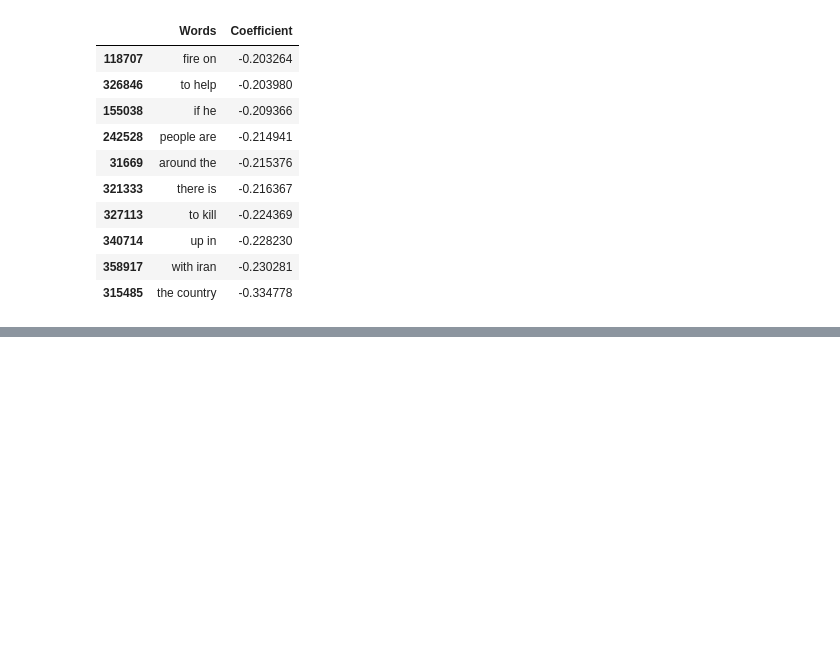
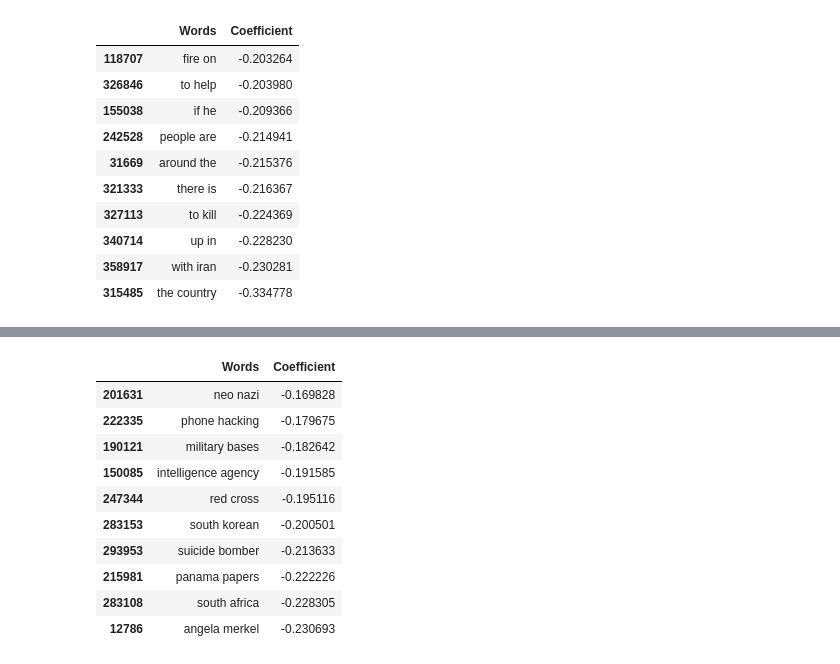
Before and after one commit to luzonghaoa/ML_project, a Jupyter notebook: ori.ipynb, the cells around one changed output, grey strips where cells are left out. Saved outputs shown, nothing was run; the diff lists cells and outputs as text; code cells hidden in the pictures; blank space fills up the shorter version.

```diff
--- a/ori.ipynb
+++ b/ori.ipynb
@@ -327,0 +279,14 @@ basic_model.evaluate(basictest, test['Label'])
+# %%
+advcoeffdf.tail(10)
+# %% [output]
+|  | Words | Coefficient |
+| 201631 | neo nazi | -0.169828 |
+| 222335 | phone hacking | -0.179675 |
+| 190121 | military bases | -0.182642 |
+| 150085 | intelligence agency | -0.191585 |
+| 247344 | red cross | -0.195116 |
+| 283153 | south korean | -0.200501 |
+| 293953 | suicide bomber | -0.213633 |
+| 215981 | panama papers | -0.222226 |
+| 283108 | south africa | -0.228305 |
+| 12786 | angela merkel | -0.230693 |
```
Also changed, not shown: parts of 33 cells of this notebook, 7 other files.
